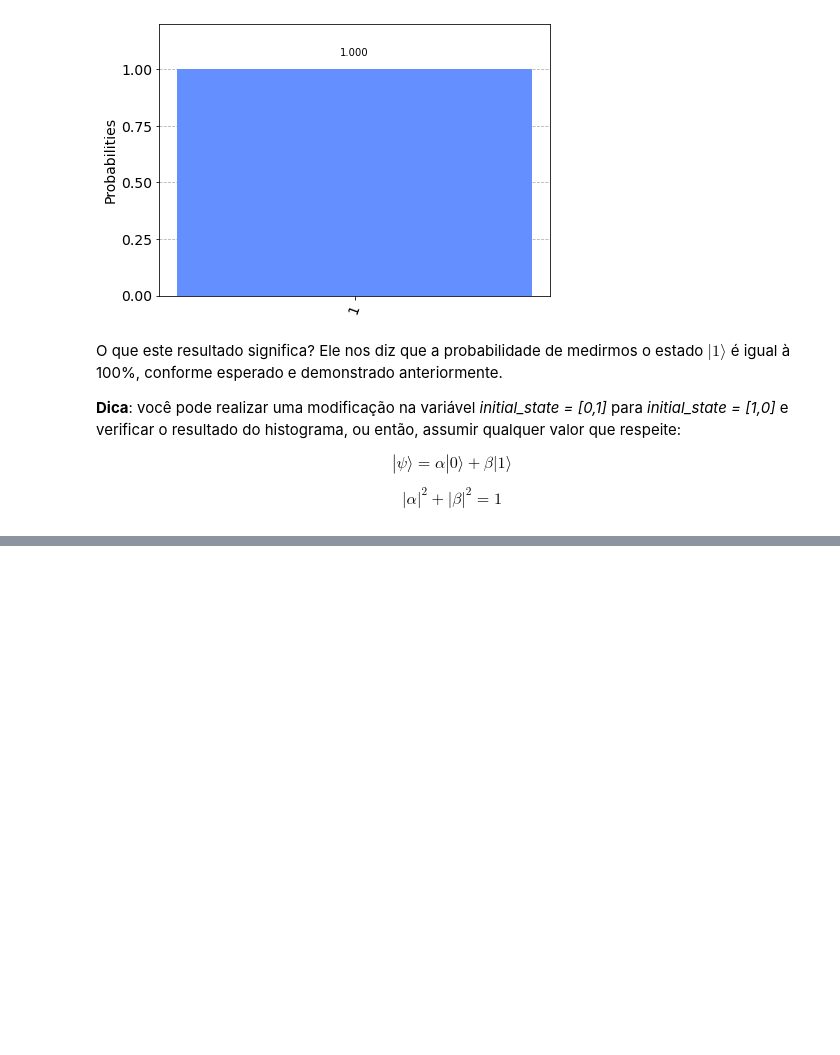
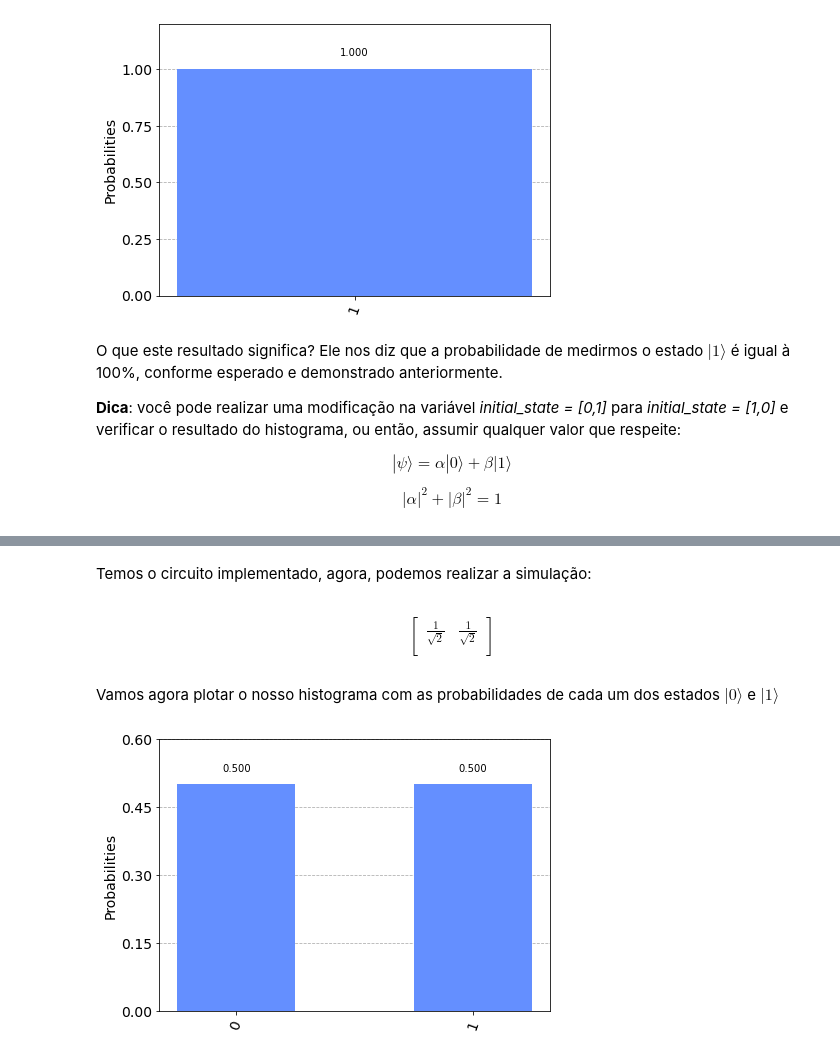
Before and after one commit to iron1894/Quantum, a Jupyter notebook: superposicao_pt1.ipynb, the cells around one changed output, grey strips where cells are left out. Drawn from its saved outputs; the diff is of its cells as text; code cells hidden in the pictures; blank space fills up the shorter version.

```diff
--- a/superposicao_pt1.ipynb
+++ b/superposicao_pt1.ipynb
@@ -138,0 +159,26 @@ $$|\alpha|^2 + |\beta|^2 = 1$$
+# %% [markdown]
+Temos o circuito implementado, agora, podemos realizar a simulação:
+# %%
+#configurações para iniciar o processamento do circuito quântico
+backend = Aer.get_backend('statevector_simulator')
+job = backend.run(quantumCircuit)
+result = job.result()
+outputstate = result.get_statevector(quantumCircuit, decimals=3)
+
+#comandos para realizar a representação formadata dos resultados
+state = Statevector.from_int(0, 2**1)
+state = state.evolve(quantumCircuit)
+state.draw('latex')
+# %% [output]
+$$
+\begin{bmatrix}
+\tfrac{1}{\sqrt{2}} & \tfrac{1}{\sqrt{2}}  \\
+ \end{bmatrix}
+$$
+# %% [markdown]
+Vamos agora plotar o nosso histograma com as probabilidades de cada um dos estados $|0\rangle$ e $|1\rangle$
+# %%
+counts = result.get_counts()
+plot_histogram(counts)
+# %% [output]
+[figure, added]
```
Also changed, not shown: parts of 18 cells of this notebook.
